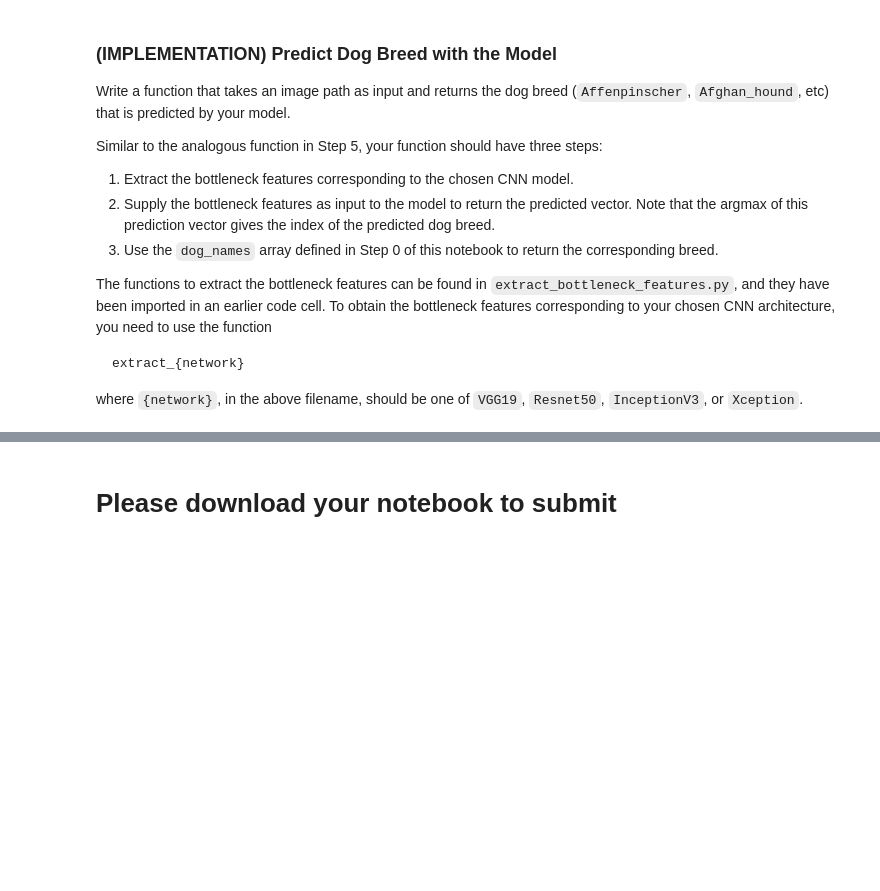
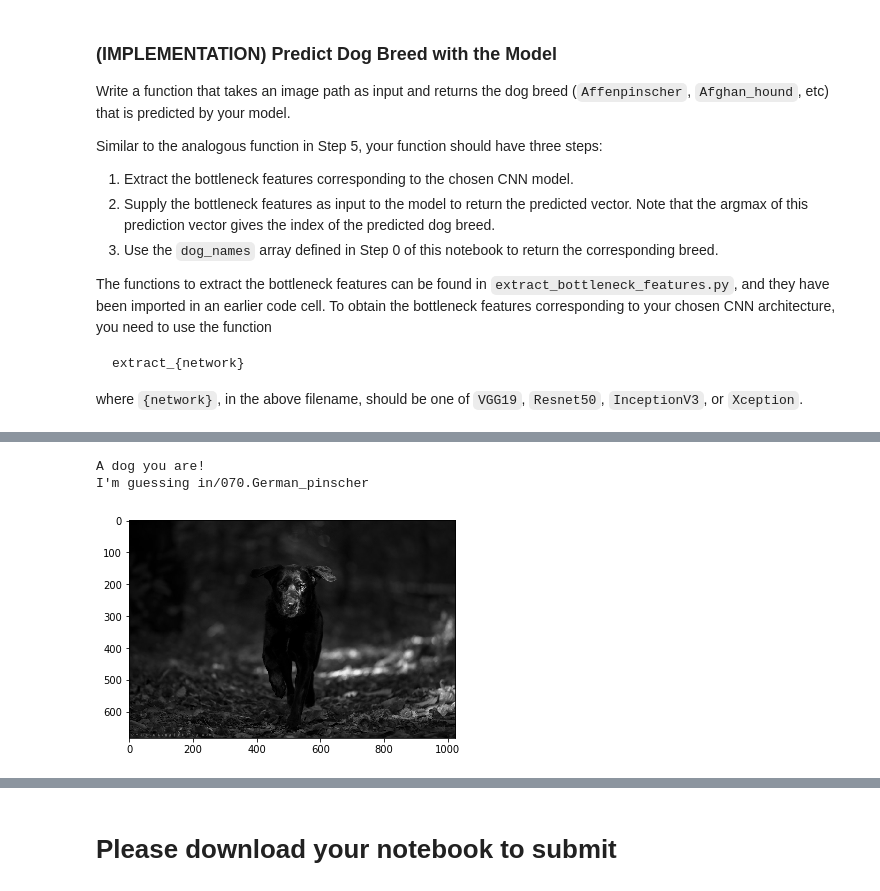
Before and after one commit to megamindAnalysis/machine_learning, a Jupyter notebook: dog_app.ipynb, the cells around one changed output, grey strips where cells are left out. Drawn from its saved outputs; the diff is of its cells as text; code cells hidden in the pictures; blank space fills up the shorter version.

```diff
--- a/dog_app.ipynb
+++ b/dog_app.ipynb
@@ -603,5 +648,8 @@ __Answer:__
 # %%
 ### TODO: Define your architecture.
+
+# Xception
+
 from keras import regularizers
 from keras.layers import Conv2D, MaxPooling2D, GlobalAveragePooling2D, AveragePooling2D
 from keras.layers import Dropout, Flatten, Dense
@@ -609,9 +657,9 @@ from keras.models import Sequential
 
 xception_model = Sequential()
 xception_model.add(GlobalAveragePooling2D(input_shape=train_Xception.shape[1:]))
-#xception_model.add(Dense(150, activation='relu')) #, kernel_regularizer=regularizers.l2(0.005)))
+xception_model.add(Dense(133, activation='relu', kernel_regularizer=regularizers.l2(0.005)))
+xception_model.add(Dropout(0.4))
 xception_model.add(Dense(133, activation='softmax'))
-xception_model.add(Dropout(0.5))
 
 xception_model.summary()
 # %% [output]
@@ -631,8 +681,7 @@ _________________________________________________________________
 # %% [markdown]
 ### (IMPLEMENTATION) Compile the Model
 # %%
-### TODO: Compile the model.
-xception_model.compile(loss='categorical_crossentropy', optimizer='rmsprop', metrics=['accuracy'])
+xception_model.compile(optimizer='rmsprop', loss='categorical_crossentropy', metrics=['accuracy'])
 # %% [markdown]
 ### (IMPLEMENTATION) Train the Model
 
@@ -704,11 +762,9 @@ where `{network}`, in the above filename, should be one of `VGG19`, `Resnet50`,
 # %%
 ### TODO: Write a function that takes a path to an image as input
 ### and returns the dog breed that is predicted by the model.
-def predict_breed(img_path):
+def predict_breeds(img_path):
     # extract bottleneck features
-    #bottleneck_feature = extract_Xception(path_to_tensor(img_path))
-    bottleneck_feature = extract_Xception(img_path)
-
+    bottleneck_feature = extract_Xception(path_to_tensor(img_path))
     # obtain predicted vector
     predicted_vector = xception_model.predict(bottleneck_feature)
     # return dog breed that is predicted by the model
@@ -751,3 +794,25 @@ def human_or_dog(img_path):
+# %%
+import matplotlib.image as mpimg
+import matplotlib.pyplot as plt
+
+#def make_prediction(path, multiple_breeds = False):
+def make_prediction(path):
+    #breeds, confidence = predict_breed(path)
+    breeds = predict_breeds(path)
+    img = mpimg.imread(path)
+    #plt.axis('off')
+
+    if dog_detector(path):
+        print('A dog you are!')
+        imgplot = plt.imshow(img)
+        #print("I'm guessing {}".format(breeds[0]))
+        print("I'm guessing {}".format(breeds))
+    elif face_detector(path):
+        print('Lookin good human!')
+        imgplot = plt.imshow(img)
+        print('If you had to be a dog you would be a {}.'.format(breeds))
+    else:
+        print('Could not determine your breed! Fascinating!!')
 # %% [markdown]
 ---
 <a id='step7'></a>
@@ -774,0 +838,6 @@ TypeError: unsupported operand type(s) for /=: 'str' and 'float'
+# %%
+make_prediction('dog_images/dog.jpg')
+# %% [output]
+A dog you are!
+I'm guessing in/070.German_pinscher
+[figure, added]
```
Also changed, not shown: parts of 26 cells of this notebook, 1 other file.
